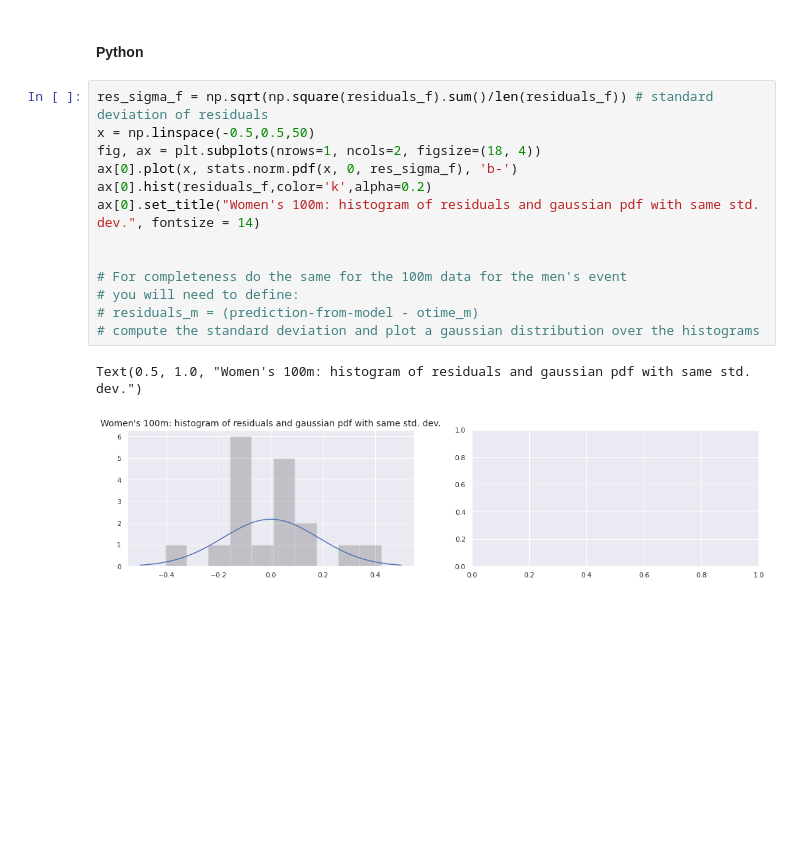
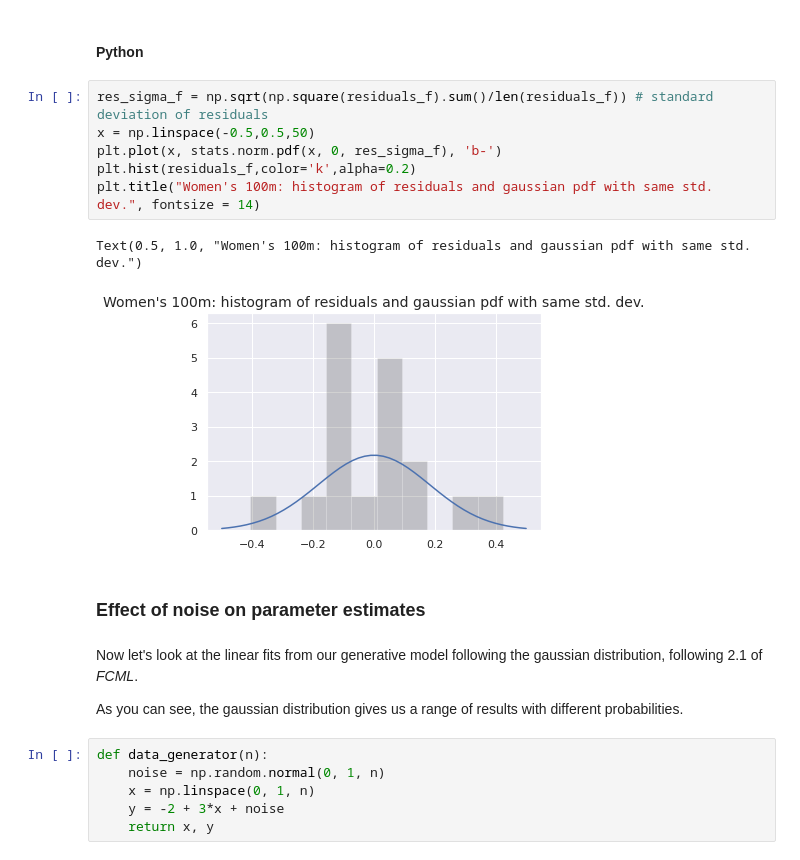
Before and after one commit to benwtks/machine-learning, a Jupyter notebook: lab3.ipynb, the cells around one changed output. Drawn from its saved outputs; the diff is of its cells as text; blank space fills up the shorter version.

```diff
--- a/lab3.ipynb
+++ b/lab3.ipynb
@@ -352,16 +347,22 @@ $$\widehat{\sigma^2} = \frac{1}{N} \sum_{n=1}^N (t_n - \widehat{w}^Tx_n)$$
 # %%
 res_sigma_f = np.sqrt(np.square(residuals_f).sum()/len(residuals_f)) # standard deviation of residuals
 x = np.linspace(-0.5,0.5,50)
-fig, ax = plt.subplots(nrows=1, ncols=2, figsize=(18, 4))
-ax[0].plot(x, stats.norm.pdf(x, 0, res_sigma_f), 'b-')
-ax[0].hist(residuals_f,color='k',alpha=0.2)
-ax[0].set_title("Women's 100m: histogram of residuals and gaussian pdf with same std. dev.", fontsize = 14)
-
-
-# For completeness do the same for the 100m data for the men's event
-# you will need to define:
-# residuals_m = (prediction-from-model - otime_m)
-# compute the standard deviation and plot a gaussian distribution over the histograms
+plt.plot(x, stats.norm.pdf(x, 0, res_sigma_f), 'b-')
+plt.hist(residuals_f,color='k',alpha=0.2)
+plt.title("Women's 100m: histogram of residuals and gaussian pdf with same std. dev.", fontsize = 14)
 # %% [output]
 Text(0.5, 1.0, "Women's 100m: histogram of residuals and gaussian pdf with same std. dev.")
-[figure, old version]
+[figure, new version]
+# %% [markdown]
+### Effect of noise on parameter estimates
+# %% [markdown]
+Now let's look at the linear fits from our generative model following the gaussian distribution, following 2.1 of _FCML_.
+
+
+As you can see, the gaussian distribution gives us a range of results with different probabilities.
+# %%
+def data_generator(n):
+    noise = np.random.normal(0, 1, n)
+    x = np.linspace(0, 1, n)
+    y = -2 + 3*x + noise
+    return x, y
```
Also changed, not shown: parts of 6 cells of this notebook.
